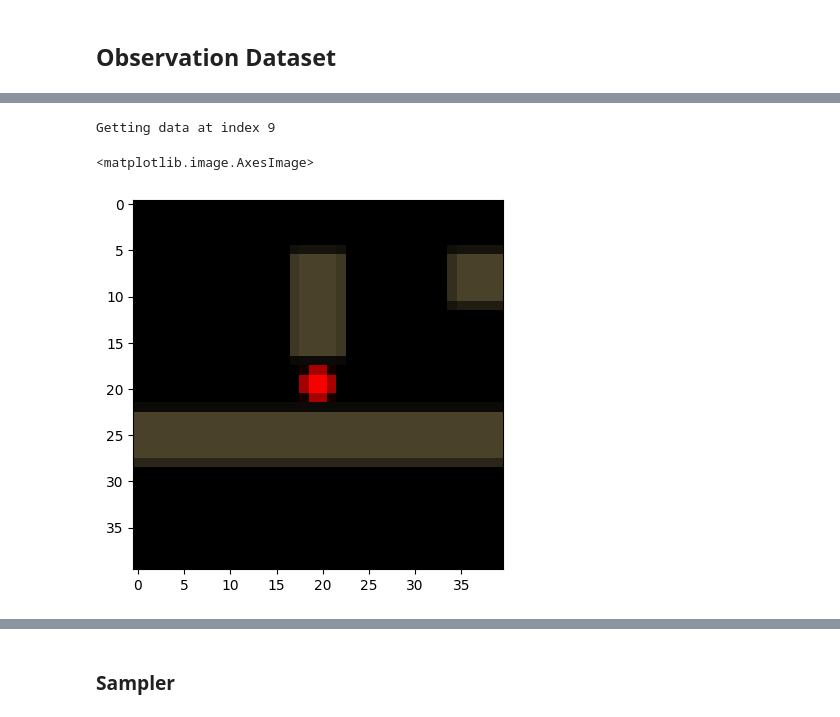
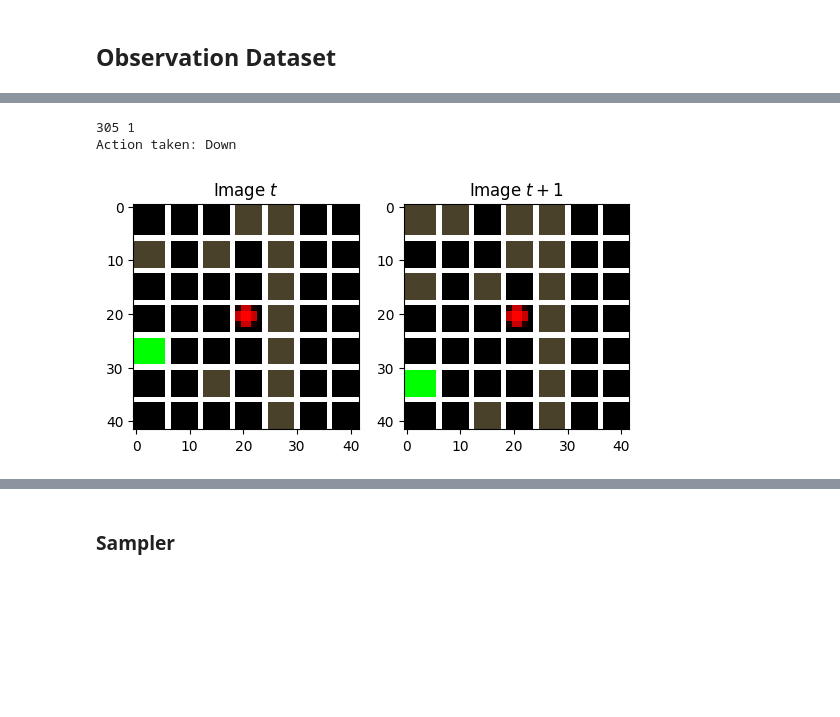
Before and after one commit to Ahmed-Khaled-Saleh/mawm, a Jupyter notebook: nbs/01c_data_loaders.ipynb, the cells around one changed output, grey strips where cells are left out. Cells and saved outputs as stored; diff of their text form; code cells hidden in the pictures; blank space fills up the shorter version.

```diff
--- a/nbs/01c_data_loaders.ipynb
+++ b/nbs/01c_data_loaders.ipynb
@@ -227,12 +256,41 @@ plt.show()
 # %%
-#| hide
-migs = dataset[9]  # get first item
+# act_str = ["Right", "Down", "Left", "Up", "Done", "Toggle", "Pickup", "Drop"]
+# def plot_two_ing_side_by_side(img1, img2):
+#     # img1 = unnormalize(img1)
+#     # img2 = unnormalize(img2)
+
+#     import cv2
+#     import matplotlib.pyplot as plt
+#     def show_grid(img, GRID = 7, CELL = 6):
+#         if not CELL:
+#             CELL = img.shape[0] // GRID
+
+#         vis = img.copy()
+#         for i in range(1, GRID):
+#             cv2.line(vis, (i*CELL, 0), (i*CELL, 42), (255,255,255), 1)
+#             cv2.line(vis, (0, i*CELL), (42, i*CELL), (255,255,255), 1)
+#         return vis
+
+#     fig, axs = plt.subplots(1, 2)
+
+#     vis1 = show_grid(img1, GRID=7, CELL=6)
+#     vis2 = show_grid(img2, GRID=7, CELL=6)
+
+#     axs[0].imshow(vis1)
+#     axs[0].set_title('Image $t$')
+
+#     axs[1].imshow(vis2)
+#     axs[1].set_title('Image $t+1$')
+#     plt.savefig("example2.png")
+#     plt.show()
+
+# indx = 305#np.random.randint(0, len(dataset)-2)
+# print(indx, dataset[indx][1])
+# img1 = dataset[indx][0]
+# print(f"Action taken: {act_str[dataset[indx][1]]}")
+# img2 = dataset[indx + 1][0]
+# plot_two_ing_side_by_side(img1, img2)
 # %% [output]
-Getting data at index 9
+305 1
+Action taken: Down
+[figure, added]
-# %%
-#| hide
-import matplotlib.pyplot as plt
-plt.imshow(np.transpose(migs[0].numpy(), (1, 2, 0)))
-# %% [output]
-<matplotlib.image.AxesImage>
-[figure, removed]
```
Also changed, not shown: parts of 23 cells of this notebook, 48 other files.
